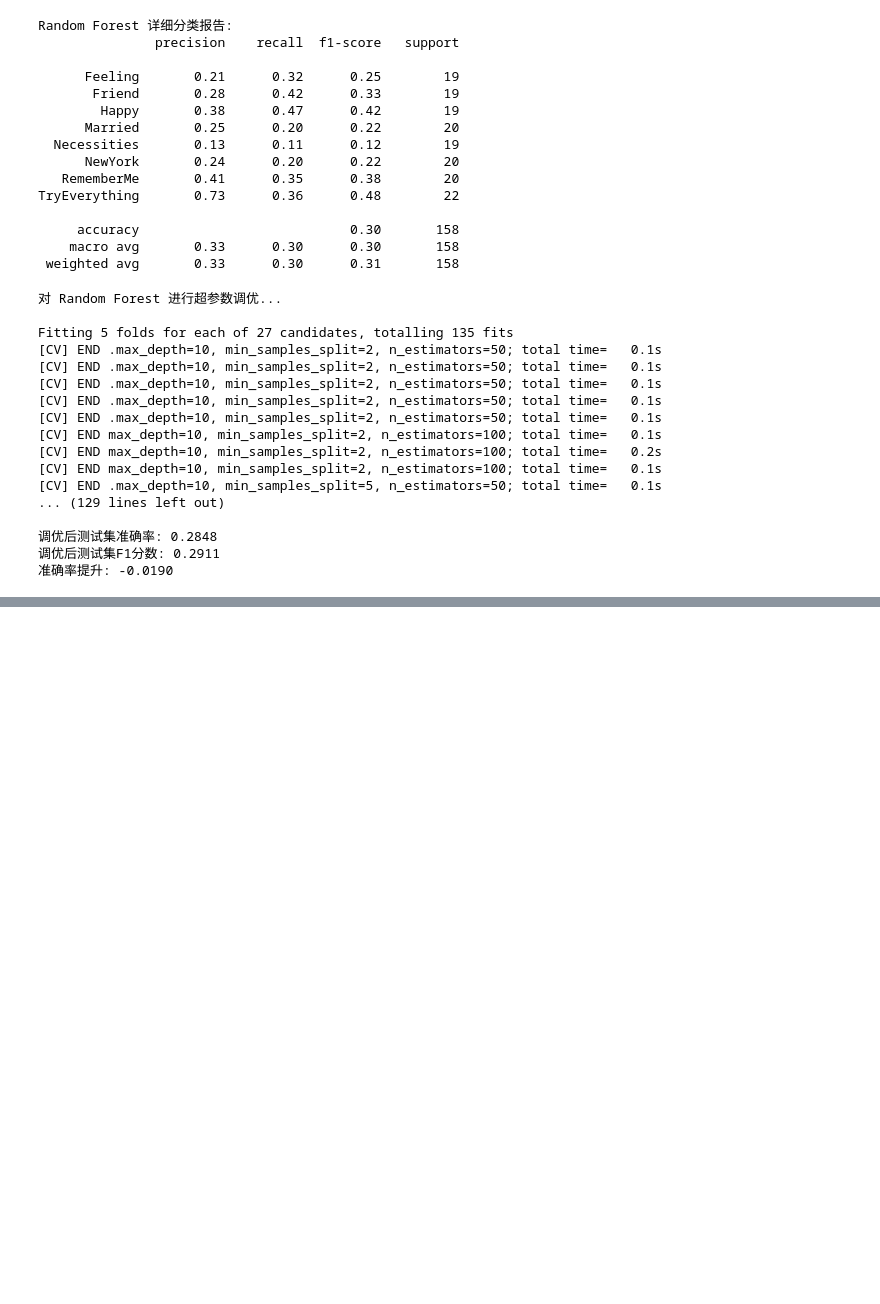
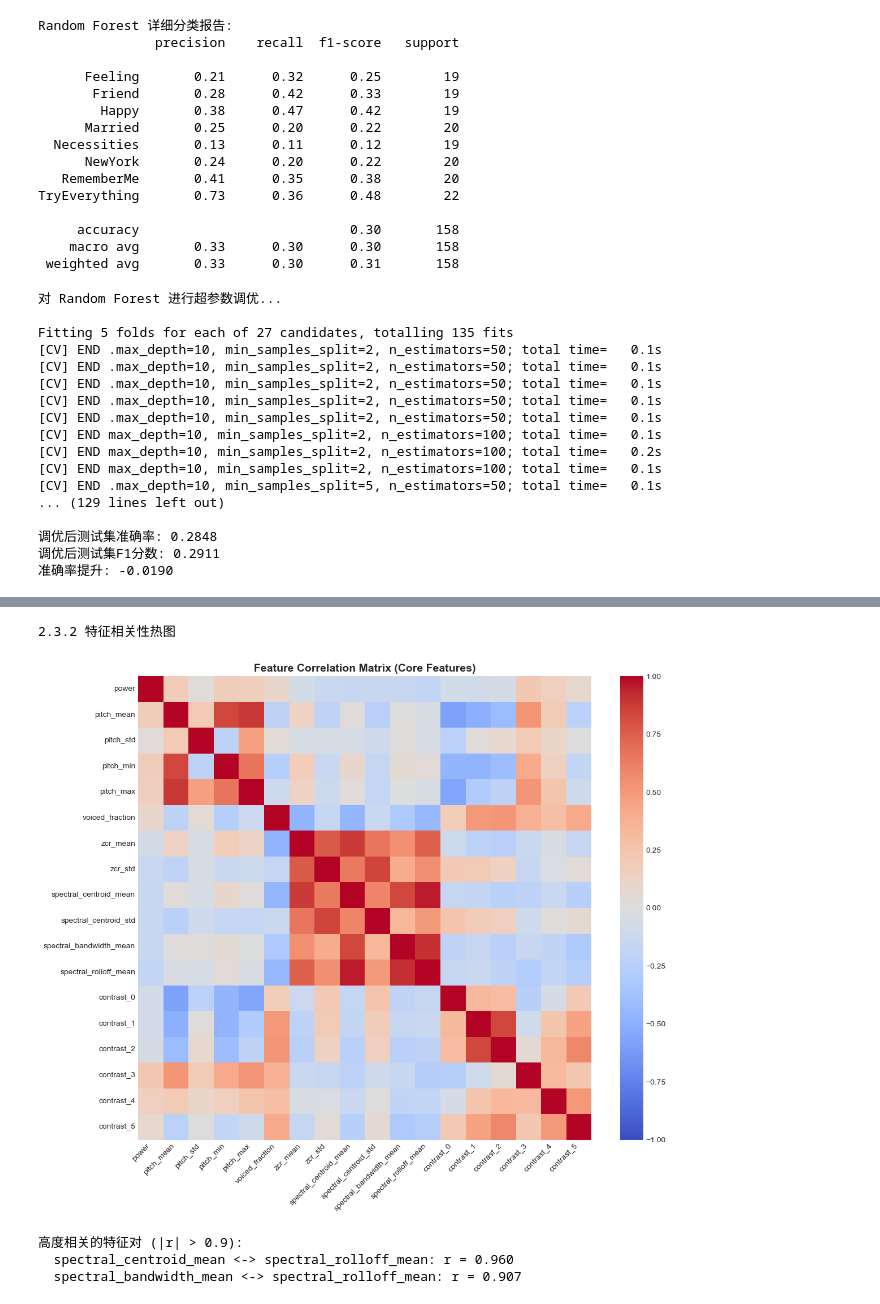
Before and after one commit to snowcatsmoking/ML_Coursework, a Jupyter notebook: exp.ipynb, the cells around one changed output, grey strips where cells are left out. Drawn from its saved outputs; the diff is of its cells as text; code cells hidden in the pictures; blank space fills up the shorter version.

```diff
--- a/exp.ipynb
+++ b/exp.ipynb
@@ -445,0 +628,39 @@ Fitting 5 folds for each of 27 candidates, totalling 135 fits
+# %%
+# ==================== Phase 2.3.2: 特征相关性分析 ====================
+print("\n2.3.2 特征相关性热图")
+
+# 计算相关性矩阵（只用部分特征，避免太大）
+core_features_idx = [0, 1, 2, 3, 4, 5, 6, 7, 8, 9, 10, 11, 12, 13, 14, 15, 16, 17]  # 前18个核心特征
+X_core = X[:, core_features_idx]
+core_feature_names = feature_names[:18]
+
+corr_matrix = np.corrcoef(X_core.T)
+
+plt.figure(figsize=(12, 10))
+sns.heatmap(corr_matrix, annot=False, cmap='coolwarm', center=0,
+            xticklabels=core_feature_names, yticklabels=core_feature_names,
+            vmin=-1, vmax=1)
+plt.title('Feature Correlation Matrix (Core Features)', fontsize=14, fontweight='bold')
+plt.xticks(rotation=45, ha='right')
+plt.tight_layout()
+plt.show()
+
+# 找出高度相关的特征对
+high_corr_pairs = []
+for i in range(len(core_feature_names)):
+    for j in range(i+1, len(core_feature_names)):
+        if abs(corr_matrix[i, j]) > 0.9:
+            high_corr_pairs.append((core_feature_names[i], core_feature_names[j], corr_matrix[i, j]))
+
+if high_corr_pairs:
+    print("\n高度相关的特征对 (|r| > 0.9):")
+    for feat1, feat2, corr in high_corr_pairs:
+        print(f"  {feat1} <-> {feat2}: r = {corr:.3f}")
+else:
+    print("\n未发现高度相关的特征对 (|r| > 0.9)")
+# %% [output]
+2.3.2 特征相关性热图
+[figure, added]
+高度相关的特征对 (|r| > 0.9):
+  spectral_centroid_mean <-> spectral_rolloff_mean: r = 0.960
+  spectral_bandwidth_mean <-> spectral_rolloff_mean: r = 0.907
```
Also changed, not shown: parts of 9 cells of this notebook.
